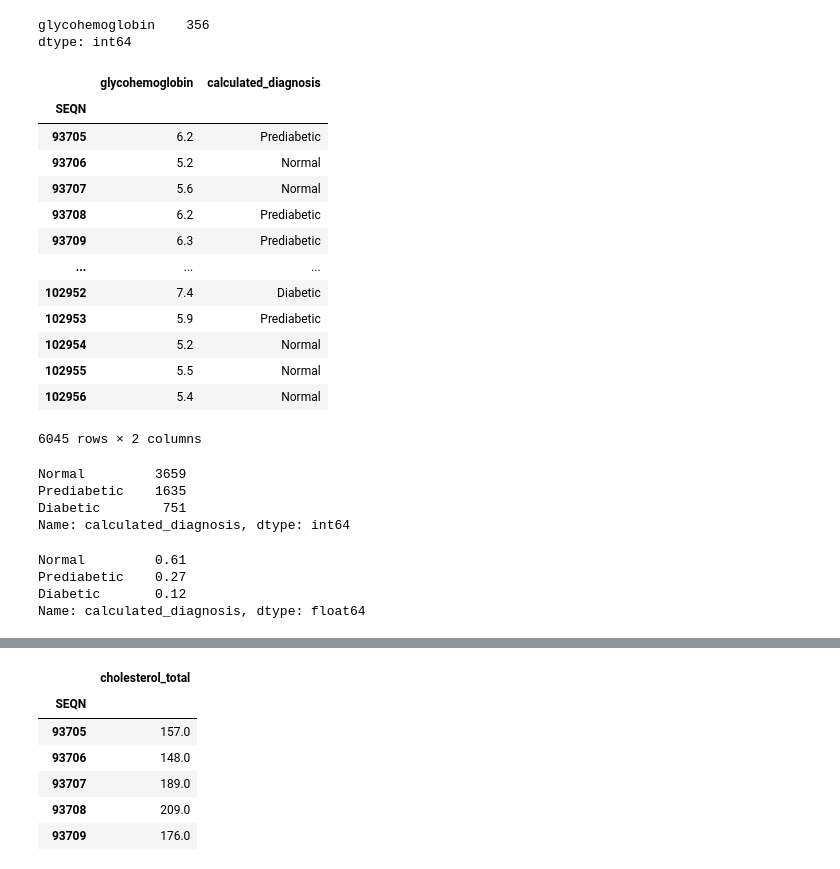
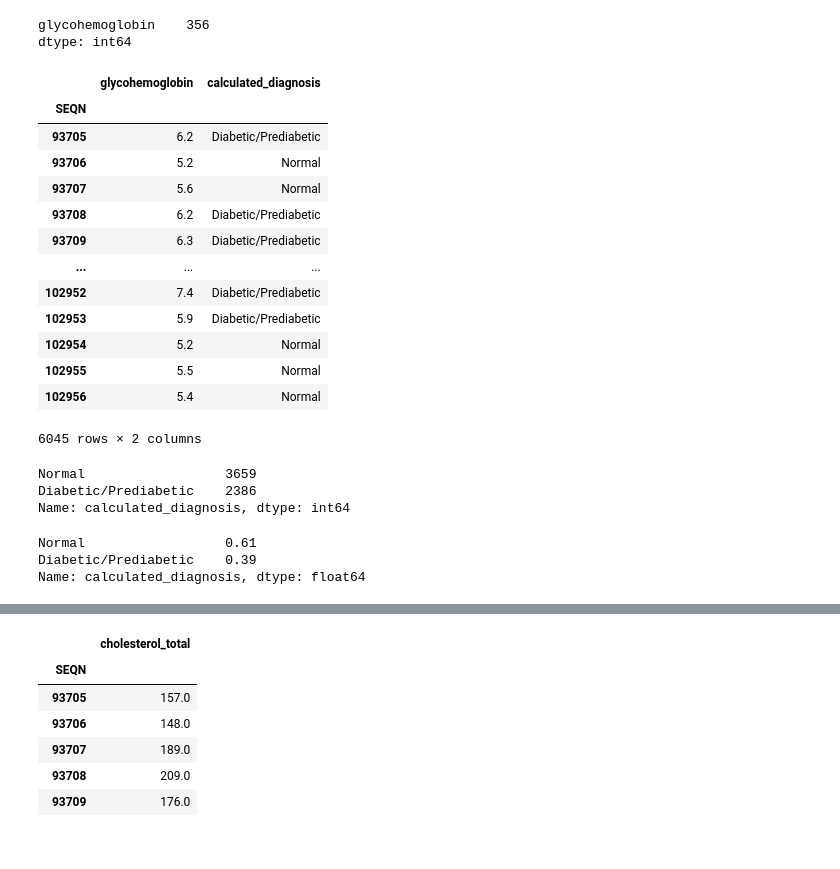
Before and after one commit to kcoop610/diabetes-diagnostic-classification-model, a Jupyter notebook: report.ipynb, the cells around one changed output, grey strips where cells are left out. Drawn from its saved outputs; the diff is of its cells as text; code cells hidden in the pictures.

```diff
--- a/report.ipynb
+++ b/report.ipynb
@@ -587,20 +586,28 @@ def diagnose(a1c_value):
     if a1c_value < 5.7:
         diagnosis = 'Normal'
     return diagnosis
+# %%
+def diagnose_binary(a1c_value):
+    diagnosis = None
+    if (a1c_value >= 5.7):
+        diagnosis = 'Diabetic/Prediabetic'
+    if a1c_value < 5.7:
+        diagnosis = 'Normal'
+    return diagnosis
 # %%
-a1c['calculated_diagnosis'] = a1c.glycohemoglobin.map(lambda x: diagnose(x))
+a1c['calculated_diagnosis'] = a1c.glycohemoglobin.map(lambda x: diagnose_binary(x))
 a1c
 # %% [output]
 |  | glycohemoglobin | calculated_diagnosis |
 | SEQN |  |  |
-| 93705 | 6.2 | Prediabetic |
+| 93705 | 6.2 | Diabetic/Prediabetic |
 | 93706 | 5.2 | Normal |
 | 93707 | 5.6 | Normal |
-| 93708 | 6.2 | Prediabetic |
-| 93709 | 6.3 | Prediabetic |
+| 93708 | 6.2 | Diabetic/Prediabetic |
+| 93709 | 6.3 | Diabetic/Prediabetic |
 | ... | ... | ... |
-| 102952 | 7.4 | Diabetic |
-| 102953 | 5.9 | Prediabetic |
+| 102952 | 7.4 | Diabetic/Prediabetic |
+| 102953 | 5.9 | Diabetic/Prediabetic |
 | 102954 | 5.2 | Normal |
 | 102955 | 5.5 | Normal |
 | 102956 | 5.4 | Normal |
@@ -609,12 +616,10 @@ a1c
 display(a1c.calculated_diagnosis.value_counts())
 display(a1c.calculated_diagnosis.value_counts(normalize=True).round(2))
 # %% [output]
-Normal         3659
-Prediabetic    1635
-Diabetic        751
+Normal                  3659
+Diabetic/Prediabetic    2386
 Name: calculated_diagnosis, dtype: int64
-Normal         0.61
-Prediabetic    0.27
-Diabetic       0.12
+Normal                  0.61
+Diabetic/Prediabetic    0.39
 Name: calculated_diagnosis, dtype: float64
 # %% [markdown]
```
Also changed, not shown: parts of 141 cells of this notebook.
